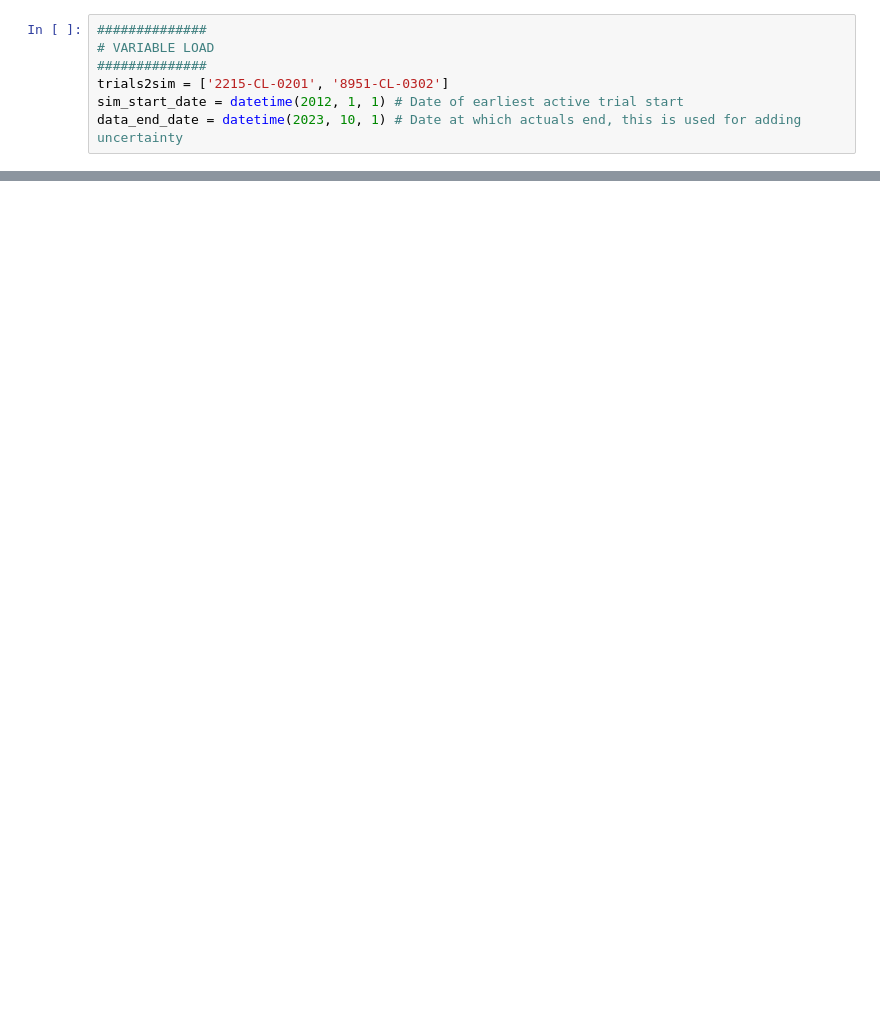
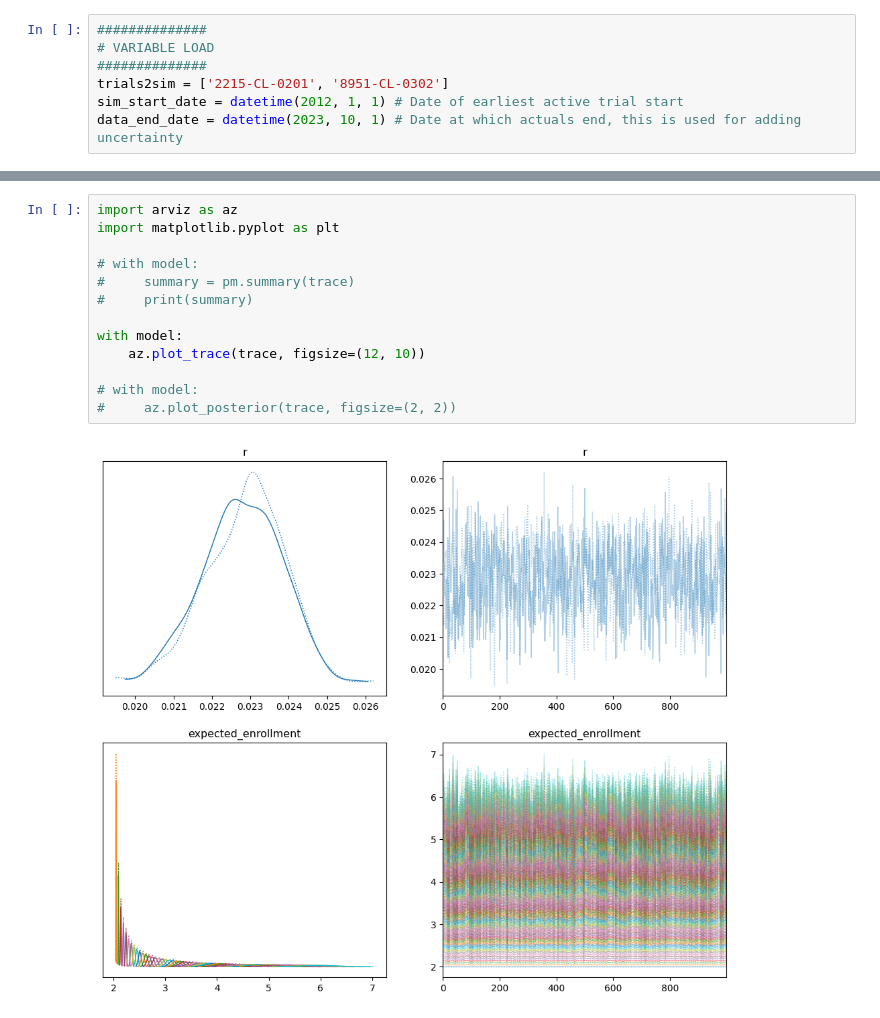
Before and after one commit to achett/clinical_trial_simulation, a Jupyter notebook: Trial_Cost_Sim_v1.ipynb, the cells around one changed output, grey strips where cells are left out. Drawn from its saved outputs; the diff is of its cells as text; blank space fills up the shorter version.

```diff
--- a/Trial_Cost_Sim_v1.ipynb
+++ b/Trial_Cost_Sim_v1.ipynb
@@ -271,0 +427,15 @@ Sum of maximum values by cost account: 43430975.74000003
+# %%
+import arviz as az
+import matplotlib.pyplot as plt
+
+# with model:
+#     summary = pm.summary(trace)
+#     print(summary)
+
+with model:
+    az.plot_trace(trace, figsize=(12, 10))
+
+# with model:
+#     az.plot_posterior(trace, figsize=(2, 2))
+# %% [output]
+[figure, added]
```
Also changed, not shown: parts of 12 cells of this notebook.
